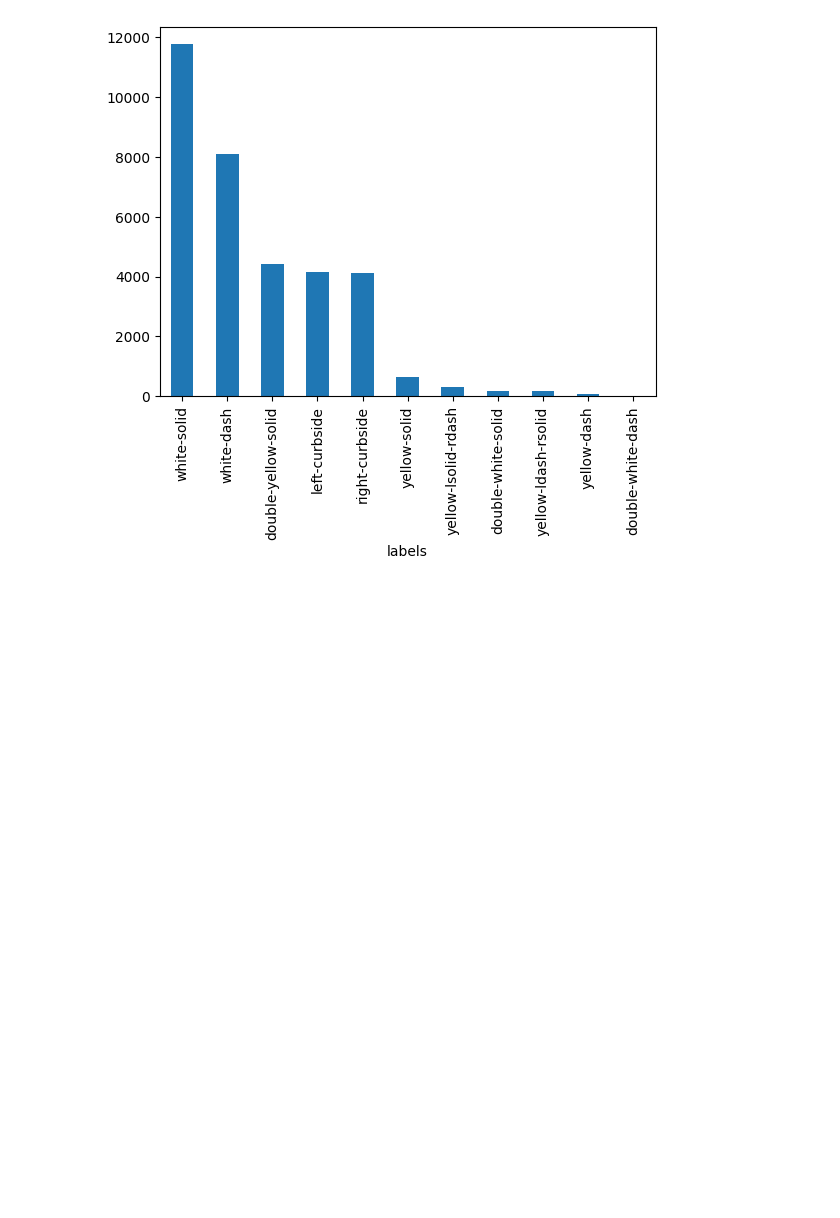
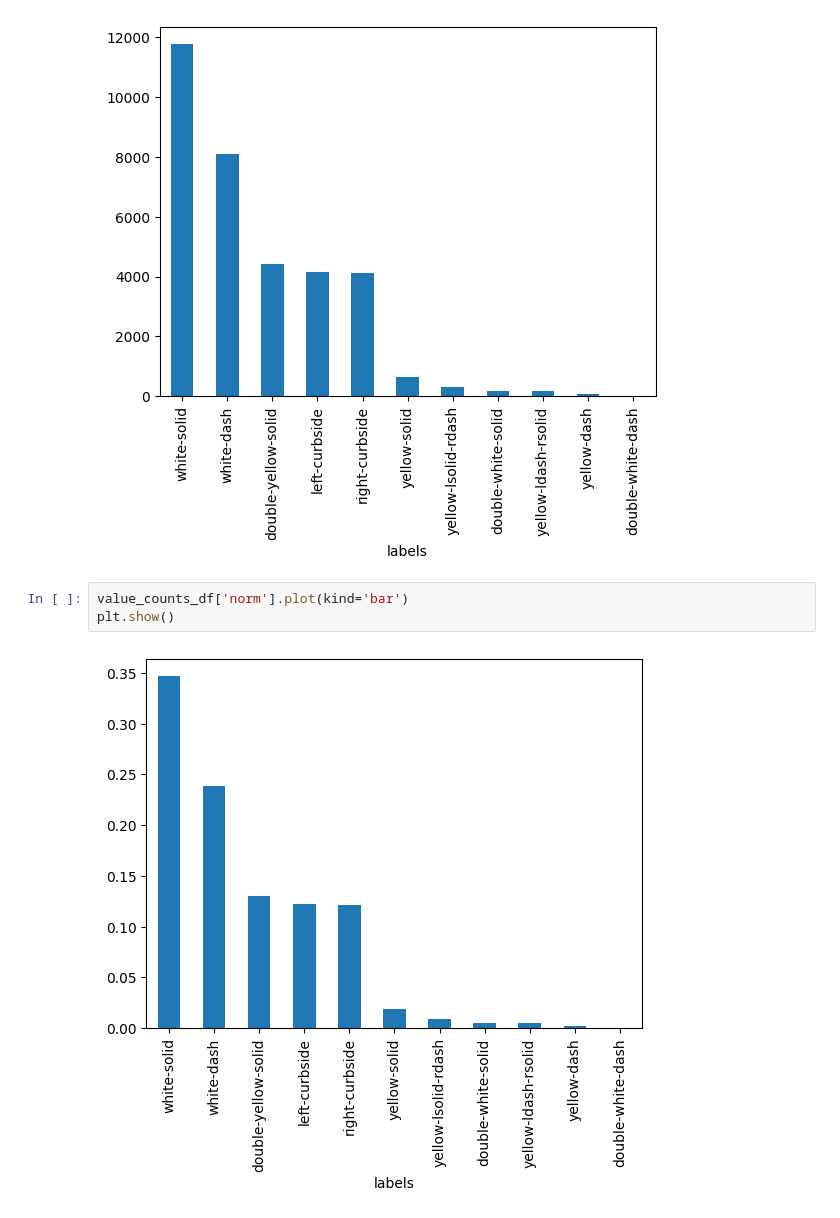
Before and after one commit to SpectreSpect/lane-lines-detection, a Jupyter notebook: exploratory/openlane.ipynb, the cells around one changed output. Saved outputs shown, nothing was run; the diff lists cells and outputs as text; blank space fills up the shorter version.

```diff
--- a/exploratory/openlane.ipynb
+++ b/exploratory/openlane.ipynb
@@ -85,3 +85,8 @@ value_counts_df['abs'].plot(kind='bar')
 plt.show()
 # %% [output]
 [figure]
+# %%
+value_counts_df['norm'].plot(kind='bar')
+plt.show()
+# %% [output]
+[figure, added]
```
